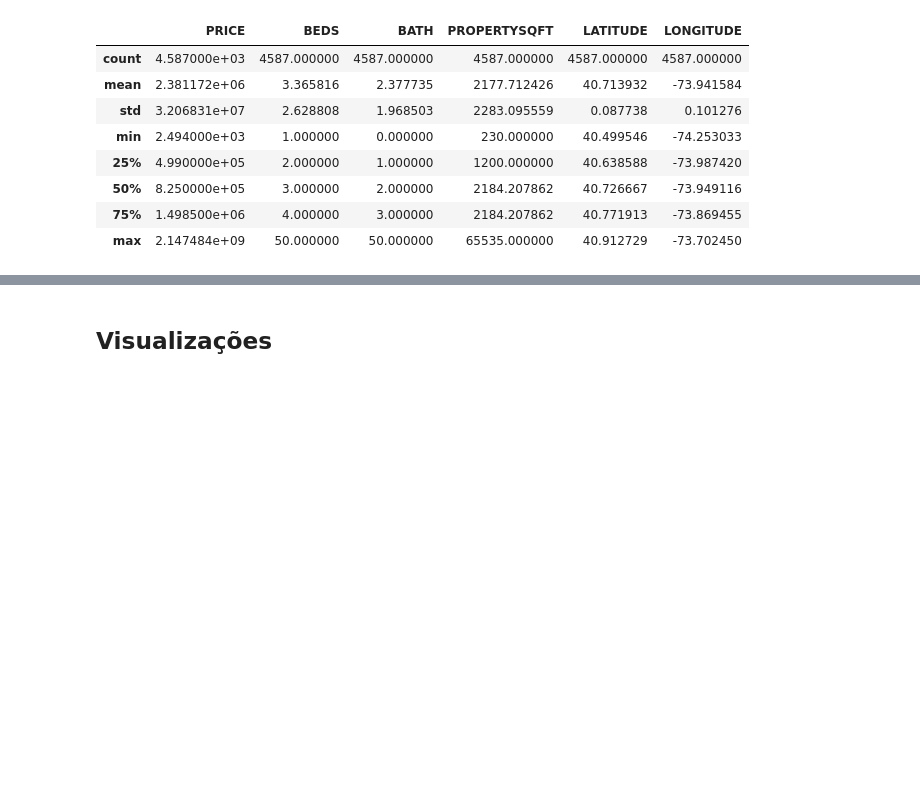
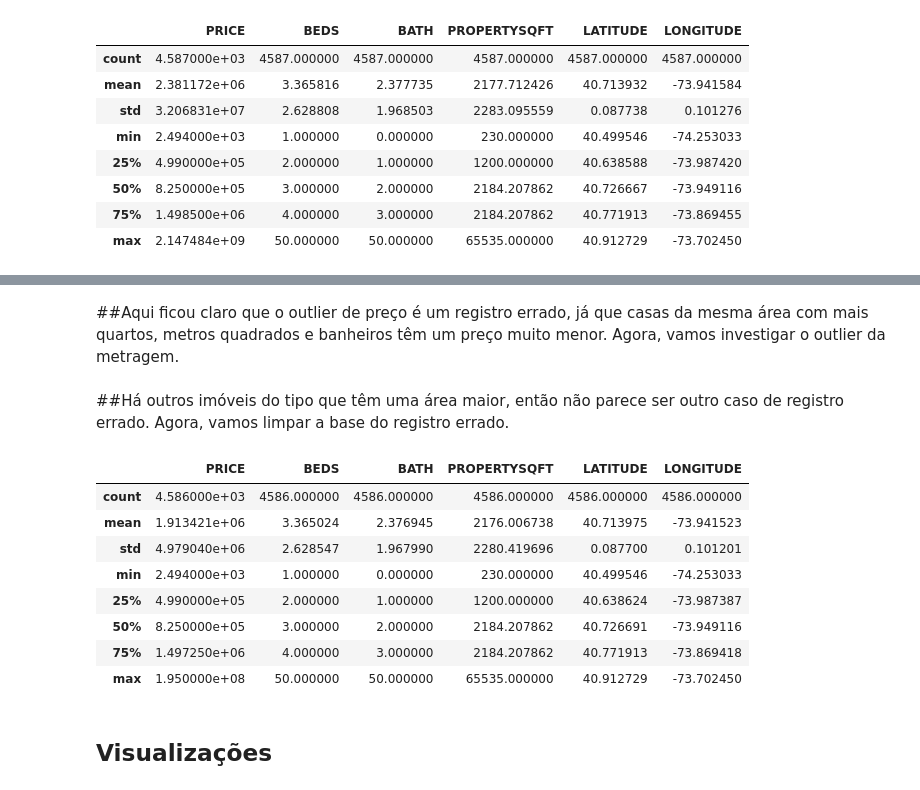
Before and after one commit to RenanYMartins/ADD-Trabalho1, a Jupyter notebook: Mercado_Imobiliário_de_Nova_York.ipynb, the cells around one changed output, grey strips where cells are left out. Drawn from its saved outputs; the diff is of its cells as text; code cells hidden in the pictures; blank space fills up the shorter version.

Commit message:
Limpeza outlier preço

```diff
--- a/Mercado_Imobiliário_de_Nova_York.ipynb
+++ b/Mercado_Imobiliário_de_Nova_York.ipynb
@@ -178,0 +198,4 @@ df_filtered.describe()
+# %% [markdown]
+##Aqui ficou claro que o outlier de preço é um registro errado, já que casas da mesma área com mais quartos, metros quadrados e banheiros têm um preço muito menor. Agora, vamos investigar o outlier da metragem.
+# %% [markdown]
+##Há outros imóveis do tipo que têm uma área maior, então não parece ser outro caso de registro errado. Agora, vamos limpar a base do registro errado.
@@ -179,3 +204,15 @@ df_filtered.describe()
+# %%
+df_filtered.describe()
+# %% [output]
+|  | PRICE | BEDS | BATH | PROPERTYSQFT | LATITUDE | LONGITUDE |
+| count | 4.586000e+03 | 4586.000000 | 4586.000000 | 4586.000000 | 4586.000000 | 4586.000000 |
+| mean | 1.913421e+06 | 3.365024 | 2.376945 | 2176.006738 | 40.713975 | -73.941523 |
+| std | 4.979040e+06 | 2.628547 | 1.967990 | 2280.419696 | 0.087700 | 0.101201 |
+| min | 2.494000e+03 | 1.000000 | 0.000000 | 230.000000 | 40.499546 | -74.253033 |
+| 25% | 4.990000e+05 | 2.000000 | 1.000000 | 1200.000000 | 40.638624 | -73.987387 |
+| 50% | 8.250000e+05 | 3.000000 | 2.000000 | 2184.207862 | 40.726691 | -73.949116 |
+| 75% | 1.497250e+06 | 4.000000 | 3.000000 | 2184.207862 | 40.771913 | -73.869418 |
+| max | 1.950000e+08 | 50.000000 | 50.000000 | 65535.000000 | 40.912729 | -73.702450 |
 # %% [markdown]
 ## Visualizações
 # %% [markdown]
```
Also changed, not shown: parts of 9 cells of this notebook.
